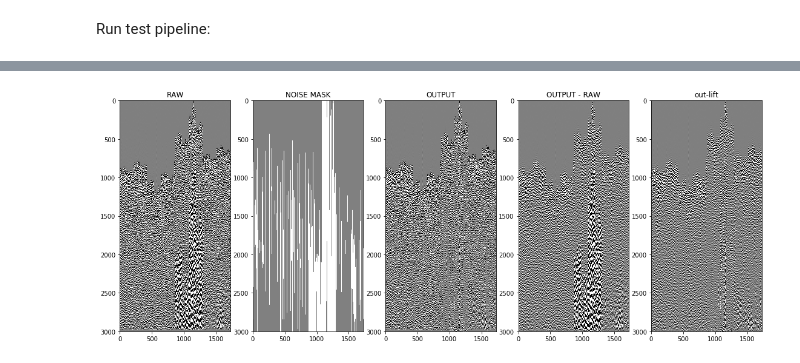
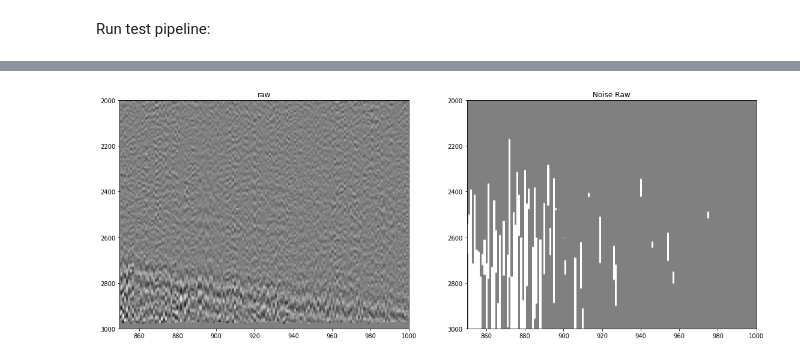
Before and after one commit to sadaqatali2027/SeismicPro-1, a Jupyter notebook: Ground_Roll/models/1_model_study_unet_att_params.ipynb, the cells around one changed output, grey strips where cells are left out. Saved outputs shown, nothing was run; the diff lists cells and outputs as text; code cells hidden in the pictures.

Commit message:
notebook for unet_att_params recalculated with old dataset. Description added

```diff
--- a/Ground_Roll/models/1_model_study_unet_att_params.ipynb
+++ b/Ground_Roll/models/1_model_study_unet_att_params.ipynb
@@ -70,6 +56,6 @@ Index dataset
 # %%
-path_raw = '/notebooks/data/H1_WZ/1_NA-gr_input_DN01_norm2.sgy'
-path_lift = '/notebooks/data/H1_WZ/1_NA-gr_output_DN03_norm2.sgy'
+path_raw = '/notebooks/data/noise_dataset_1/DN02A_LIFT_AMPSCAL.sgy'
+path_lift = '/notebooks/data/noise_dataset_1/DN02B_SHOTS_LIFT1.sgy'
 
 index = (FieldIndex(name='raw', extra_headers=['offset'], path=path_raw)
          .merge(FieldIndex(name='lift', path=path_lift)))
@@ -233,6 +268,6 @@ raw, att, lift, out = check_res(i, test_pipeline)
 # %%
-seismic_plot([raw, att, out, raw - lift, out -lift],
-             figsize=(19, 7), names=['RAW', 'NOISE MASK', 'OUTPUT', 'OUTPUT - RAW', 'out-lift'],
-             cmap='gray', vmin=-0.1, vmax=0.1)
+seismic_plot([raw, att], xlim=(850, 1000), ylim=(2000, 3000),
+             figsize=(19, 7), names=['raw','Noise Raw', 'NOISE MASK'],
+             cmap='gray', vmin=-1, vmax=1)
 # %% [output]
-[figure, old version]
+[figure, new version]
```
Also changed, not shown: parts of 26 cells of this notebook.
